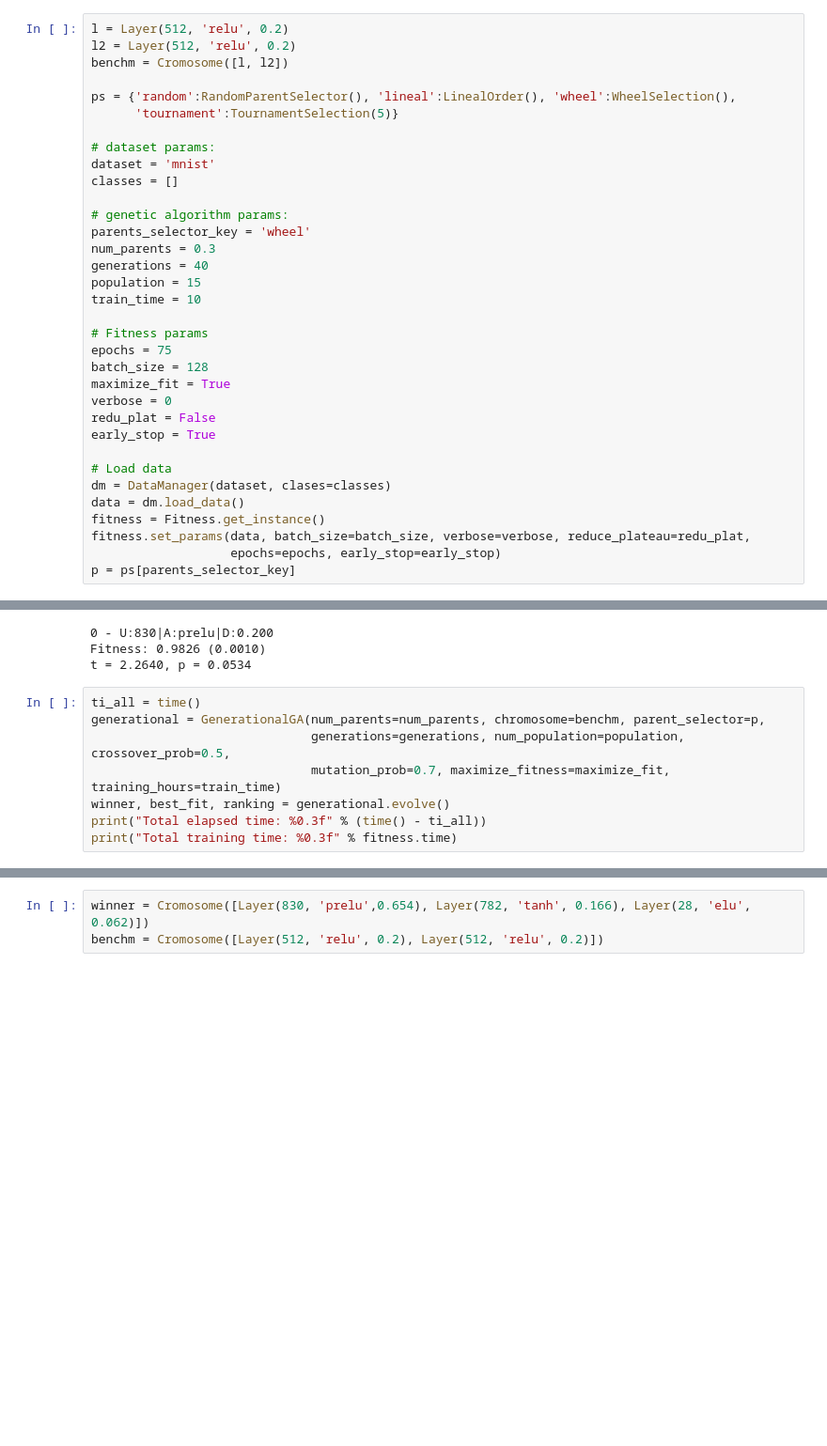
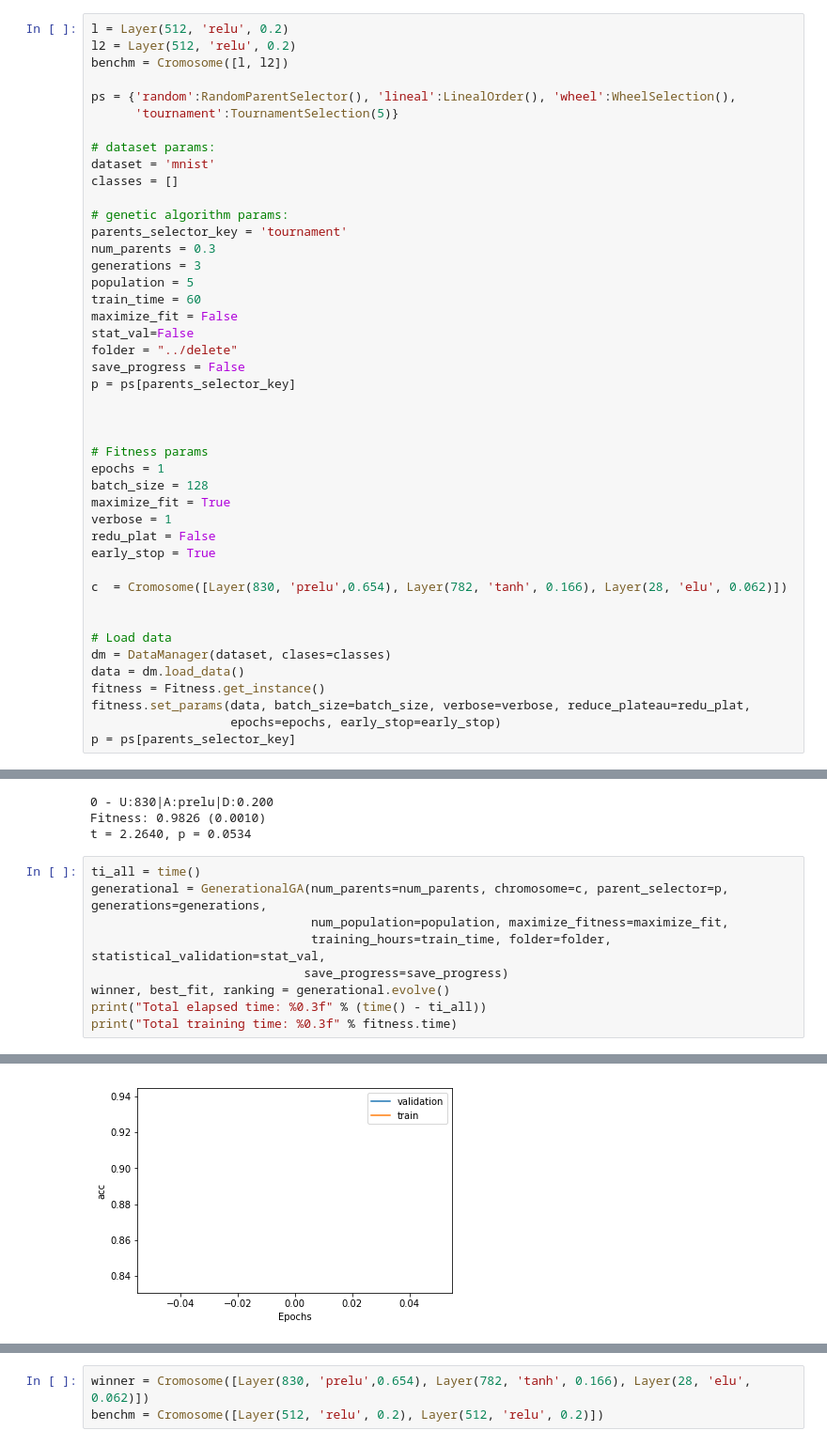
Before and after one commit to DanielMontecino/NeuroEvolution, a Jupyter notebook: GA_MNIST_mlp.ipynb, the cells around one changed output, grey strips where cells are left out. Shown at 94% size. Cells and saved outputs as stored; diff of their text form; blank space fills up the shorter version.

```diff
--- a/GA_MNIST_mlp.ipynb
+++ b/GA_MNIST_mlp.ipynb
@@ -151,19 +151,29 @@ dataset = 'mnist'
 classes = []
 
 # genetic algorithm params:
-parents_selector_key = 'wheel'
+parents_selector_key = 'tournament'
 num_parents = 0.3
-generations = 40
-population = 15
-train_time = 10
+generations = 3
+population = 5
+train_time = 60
+maximize_fit = False
+stat_val=False
+folder = "../delete"
+save_progress = False
+p = ps[parents_selector_key]
+
+
 
 # Fitness params
-epochs = 75
+epochs = 1
 batch_size = 128
 maximize_fit = True
-verbose = 0
+verbose = 1
 redu_plat = False
 early_stop = True
+
+c  = Cromosome([Layer(830, 'prelu',0.654), Layer(782, 'tanh', 0.166), Layer(28, 'elu', 0.062)])
+
 
 # Load data
 dm = DataManager(dataset, clases=classes)
@@ -219,9 +229,11 @@ Fitness: 0.9826 (0.0010)
 t = 2.2640, p = 0.0534
 # %%
 ti_all = time()
-generational = GenerationalGA(num_parents=num_parents, chromosome=benchm, parent_selector=p,
-                              generations=generations, num_population=population, crossover_prob=0.5,
-                              mutation_prob=0.7, maximize_fitness=maximize_fit, training_hours=train_time)
+generational = GenerationalGA(num_parents=num_parents, chromosome=c, parent_selector=p, generations=generations,
+                              num_population=population, maximize_fitness=maximize_fit,
+                              training_hours=train_time, folder=folder, statistical_validation=stat_val,
+                             save_progress=save_progress)
 winner, best_fit, ranking = generational.evolve()
 print("Total elapsed time: %0.3f" % (time() - ti_all))
 print("Total training time: %0.3f" % fitness.time)
+# %% [output]
@@ -227,0 +257 @@ print("Total training time: %0.3f" % fitness.time)
+[figure, added]
```
Also changed, not shown: parts of 4 cells of this notebook, 10 other files.
